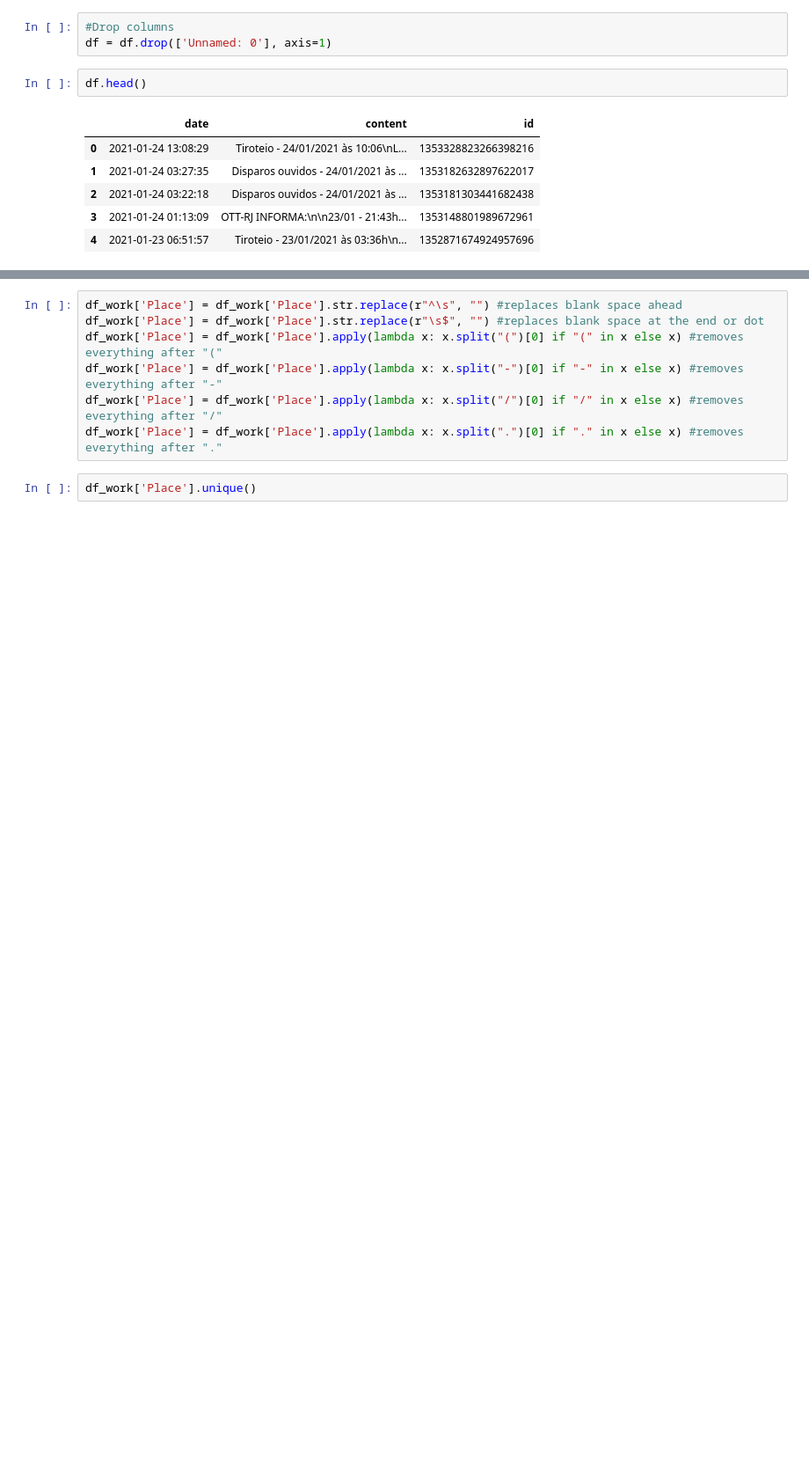
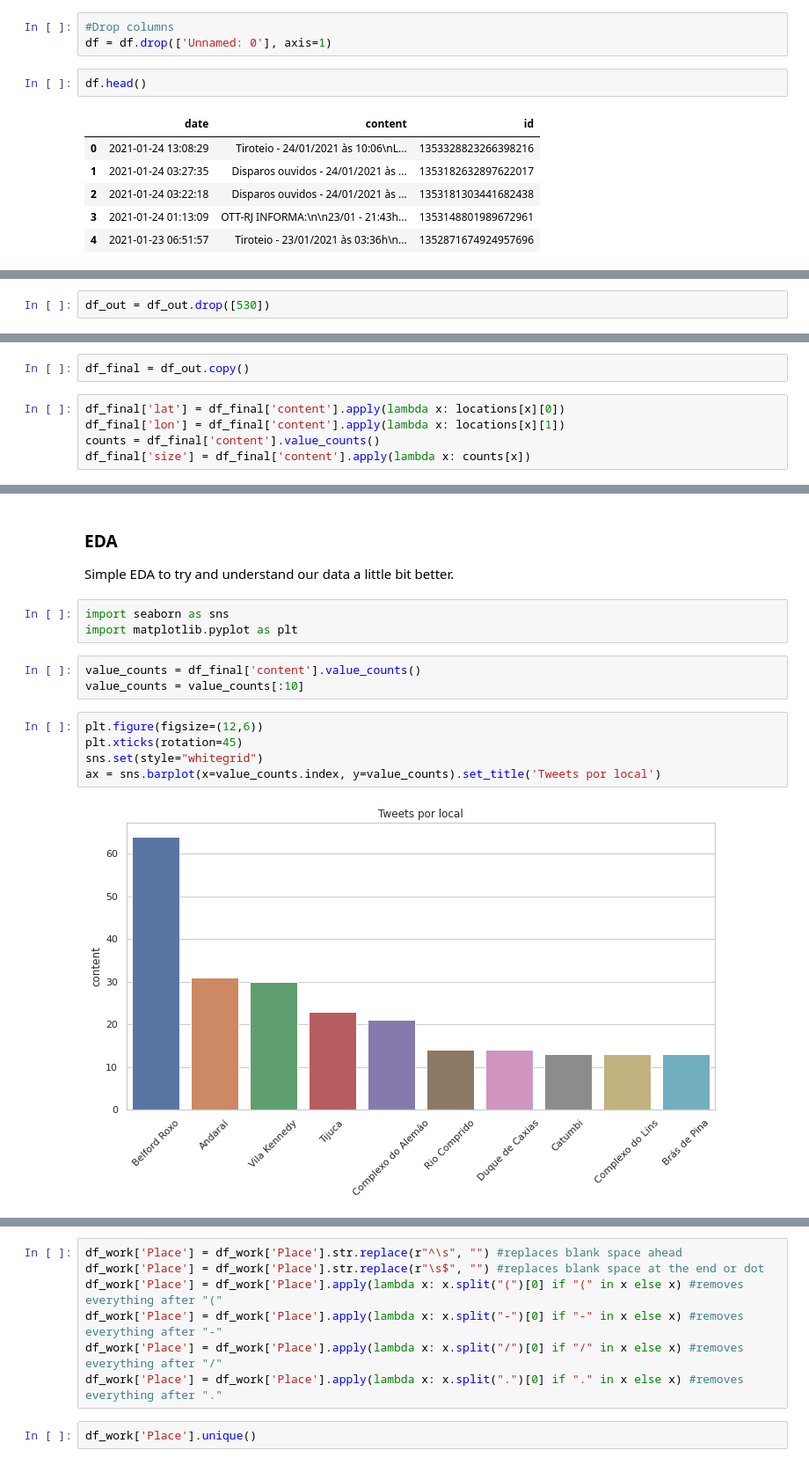
Before and after one commit to marcogemaque/Hell-de-Janeiro, a Jupyter notebook: Hell_de_Janeiro.ipynb, the cells around one changed output, grey strips where cells are left out. Shown: that part at 88% size. Cells and saved outputs as stored; diff of their text form; blank space fills up the shorter version.

```diff
--- a/Hell_de_Janeiro.ipynb
+++ b/Hell_de_Janeiro.ipynb
@@ -177,0 +214,2 @@ df_own = df.drop(list_index)
+# %%
+df_out = df_out.drop([530])
@@ -177,0 +329,7 @@ df_own = df.drop(list_index)
+# %%
+df_final = df_out.copy()
+# %%
+df_final['lat'] = df_final['content'].apply(lambda x: locations[x][0])
+df_final['lon'] = df_final['content'].apply(lambda x: locations[x][1])
+counts = df_final['content'].value_counts()
+df_final['size'] = df_final['content'].apply(lambda x: counts[x])
@@ -177,0 +347,16 @@ df_own = df.drop(list_index)
+# %% [markdown]
+### **EDA**
+Simple EDA to try and understand our data a little bit better.
+# %%
+import seaborn as sns
+import matplotlib.pyplot as plt
+# %%
+value_counts = df_final['content'].value_counts()
+value_counts = value_counts[:10]
+# %%
+plt.figure(figsize=(12,6))
+plt.xticks(rotation=45)
+sns.set(style="whitegrid")
+ax = sns.barplot(x=value_counts.index, y=value_counts).set_title('Tweets por local')
+# %% [output]
+[figure, added]
```
Also changed, not shown: parts of 13 cells of this notebook.
